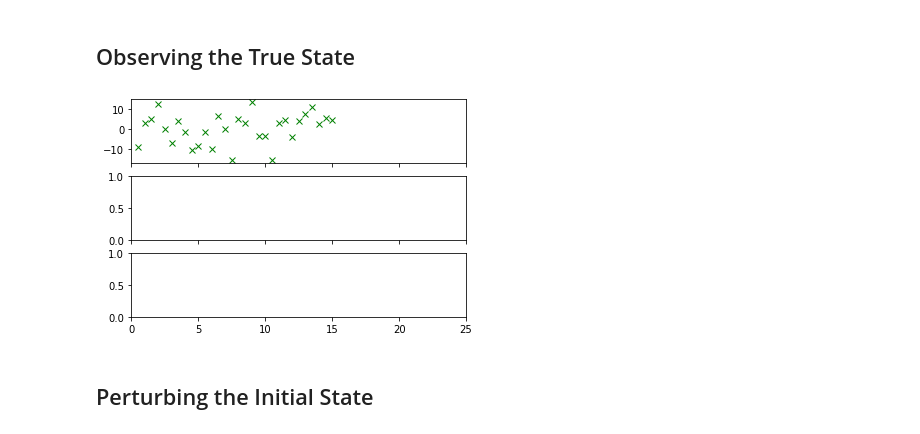
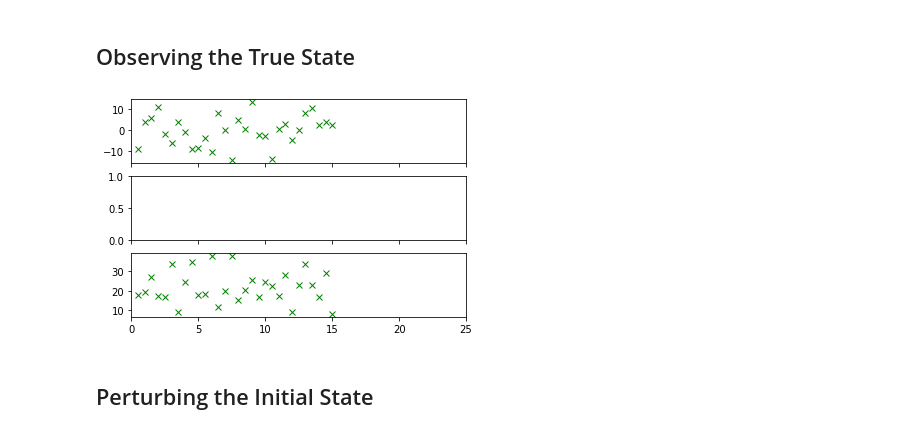
Before and after one commit to FlorianBeiser/Lorenz63, a Jupyter notebook: assimilation.ipynb, the cells around one changed output. Drawn from its saved outputs; the diff is of its cells as text; code cells hidden in the pictures.

```diff
--- a/assimilation.ipynb
+++ b/assimilation.ipynb
@@ -41,15 +41,15 @@ lorenz63.plot()
 # %%
 #import observation
 #importlib.reload(observation)
 
 obs_params = { "dt" : 0.5, "tmax" : 15.0 }
-obs_variables = { "xobs" : True, "yobs" : False, "zobs" : False }
+obs_variables = { "xobs" : True, "yobs" : False, "zobs" : True }
 
 observation = observation.observation( **obs_params, **obs_variables )
 observation.observe( lorenz63 )
 observation.plot()
 # %% [output]
-[figure, old version]
+[figure, new version]
 # %% [markdown]
 ## Perturbing the Initial State
 # %%
```
Also changed, not shown: parts of 4 cells of this notebook, 4 other files.
